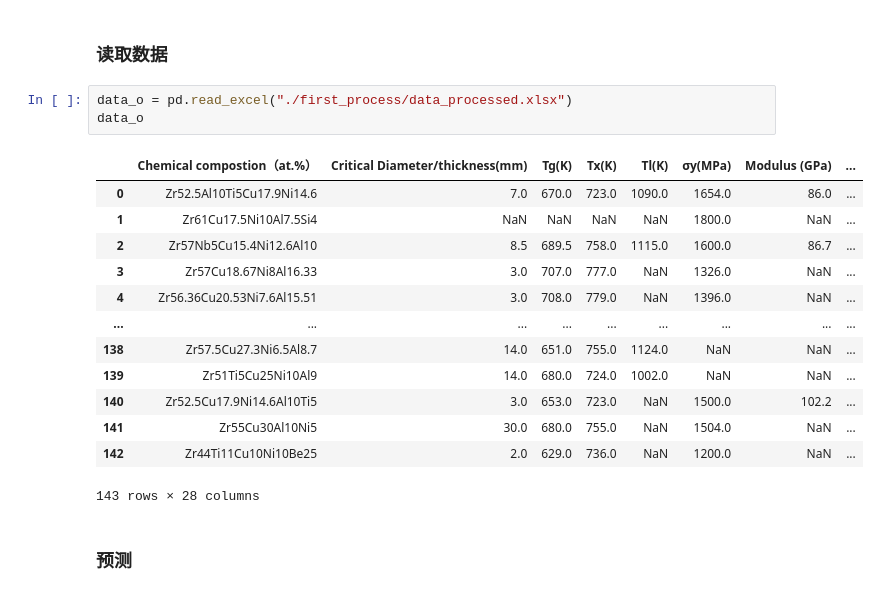
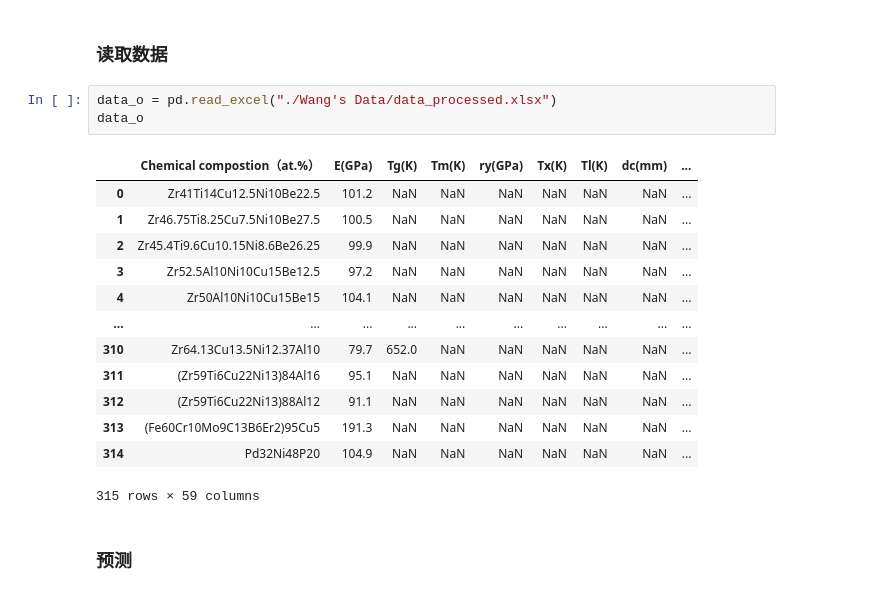
Before and after one commit to yuyouyu32/BMG_Data_SHU, a Jupyter notebook: Young's modulus pred.ipynb, the cells around one changed output. Saved outputs shown, nothing was run; the diff lists cells and outputs as text.

```diff
--- a/Young's modulus pred.ipynb
+++ b/Young's modulus pred.ipynb
@@ -40,22 +30,22 @@ elem_map
 # %% [markdown]
 ### 读取数据
 # %%
-data_o = pd.read_excel("./first_process/data_processed.xlsx")
+data_o = pd.read_excel("./Wang's Data/data_processed.xlsx")
 data_o
 # %% [output]
-|  | Chemical compostion（at.%） | Critical Diameter/thickness(mm) | Tg(K) | Tx(K) | Tl(K) | σy(MPa) | Modulus (GPa) | ... |
-| 0 | Zr52.5Al10Ti5Cu17.9Ni14.6 | 7.0 | 670.0 | 723.0 | 1090.0 | 1654.0 | 86.0 | ... |
-| 1 | Zr61Cu17.5Ni10Al7.5Si4 | NaN | NaN | NaN | NaN | 1800.0 | NaN | ... |
-| 2 | Zr57Nb5Cu15.4Ni12.6Al10 | 8.5 | 689.5 | 758.0 | 1115.0 | 1600.0 | 86.7 | ... |
-| 3 | Zr57Cu18.67Ni8Al16.33 | 3.0 | 707.0 | 777.0 | NaN | 1326.0 | NaN | ... |
-| 4 | Zr56.36Cu20.53Ni7.6Al15.51 | 3.0 | 708.0 | 779.0 | NaN | 1396.0 | NaN | ... |
-| ... | ... | ... | ... | ... | ... | ... | ... | ... |
-| 138 | Zr57.5Cu27.3Ni6.5Al8.7 | 14.0 | 651.0 | 755.0 | 1124.0 | NaN | NaN | ... |
-| 139 | Zr51Ti5Cu25Ni10Al9 | 14.0 | 680.0 | 724.0 | 1002.0 | NaN | NaN | ... |
-| 140 | Zr52.5Cu17.9Ni14.6Al10Ti5 | 3.0 | 653.0 | 723.0 | NaN | 1500.0 | 102.2 | ... |
-| 141 | Zr55Cu30Al10Ni5 | 30.0 | 680.0 | 755.0 | NaN | 1504.0 | NaN | ... |
-| 142 | Zr44Ti11Cu10Ni10Be25 | 2.0 | 629.0 | 736.0 | NaN | 1200.0 | NaN | ... |
+|  | Chemical compostion（at.%） | E(GPa) | Tg(K) | Tm(K) | ry(GPa) | Tx(K) | Tl(K) | dc(mm) | ... |
+| 0 | Zr41Ti14Cu12.5Ni10Be22.5 | 101.2 | NaN | NaN | NaN | NaN | NaN | NaN | ... |
+| 1 | Zr46.75Ti8.25Cu7.5Ni10Be27.5 | 100.5 | NaN | NaN | NaN | NaN | NaN | NaN | ... |
+| 2 | Zr45.4Ti9.6Cu10.15Ni8.6Be26.25 | 99.9 | NaN | NaN | NaN | NaN | NaN | NaN | ... |
+| 3 | Zr52.5Al10Ni10Cu15Be12.5 | 97.2 | NaN | NaN | NaN | NaN | NaN | NaN | ... |
+| 4 | Zr50Al10Ni10Cu15Be15 | 104.1 | NaN | NaN | NaN | NaN | NaN | NaN | ... |
+| ... | ... | ... | ... | ... | ... | ... | ... | ... | ... |
+| 310 | Zr64.13Cu13.5Ni12.37Al10 | 79.7 | 652.0 | NaN | NaN | NaN | NaN | NaN | ... |
+| 311 | (Zr59Ti6Cu22Ni13)84Al16 | 95.1 | NaN | NaN | NaN | NaN | NaN | NaN | ... |
+| 312 | (Zr59Ti6Cu22Ni13)88Al12 | 91.1 | NaN | NaN | NaN | NaN | NaN | NaN | ... |
+| 313 | (Fe60Cr10Mo9C13B6Er2)95Cu5 | 191.3 | NaN | NaN | NaN | NaN | NaN | NaN | ... |
+| 314 | Pd32Ni48P20 | 104.9 | NaN | NaN | NaN | NaN | NaN | NaN | ... |
-143 rows × 28 columns
+315 rows × 59 columns
 # %% [markdown]
 ### 预测
 # %%
```
Also changed, not shown: parts of 5 cells of this notebook, 21 other files.
